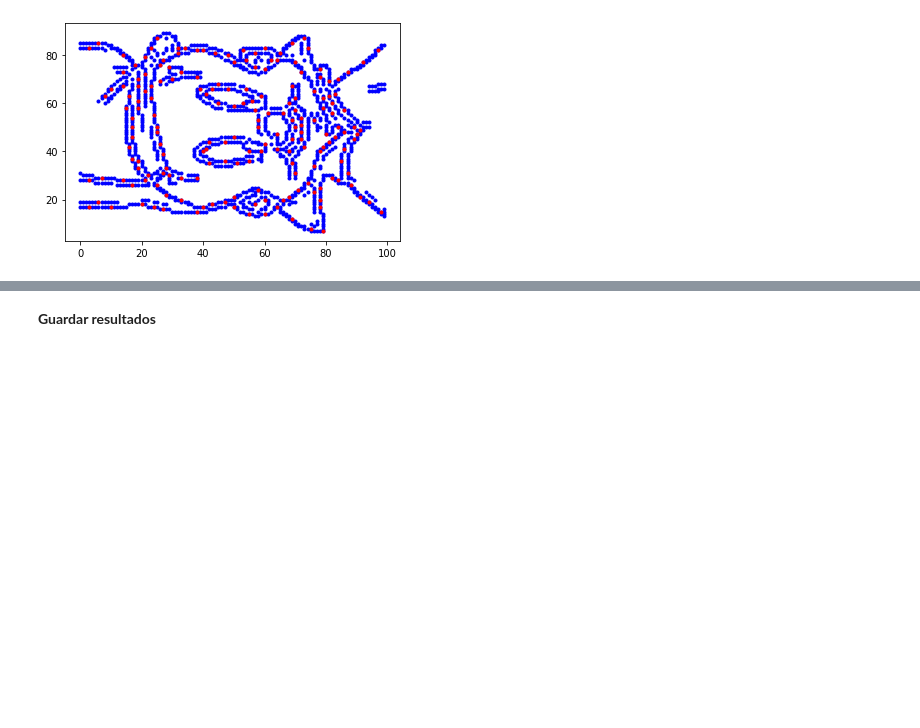
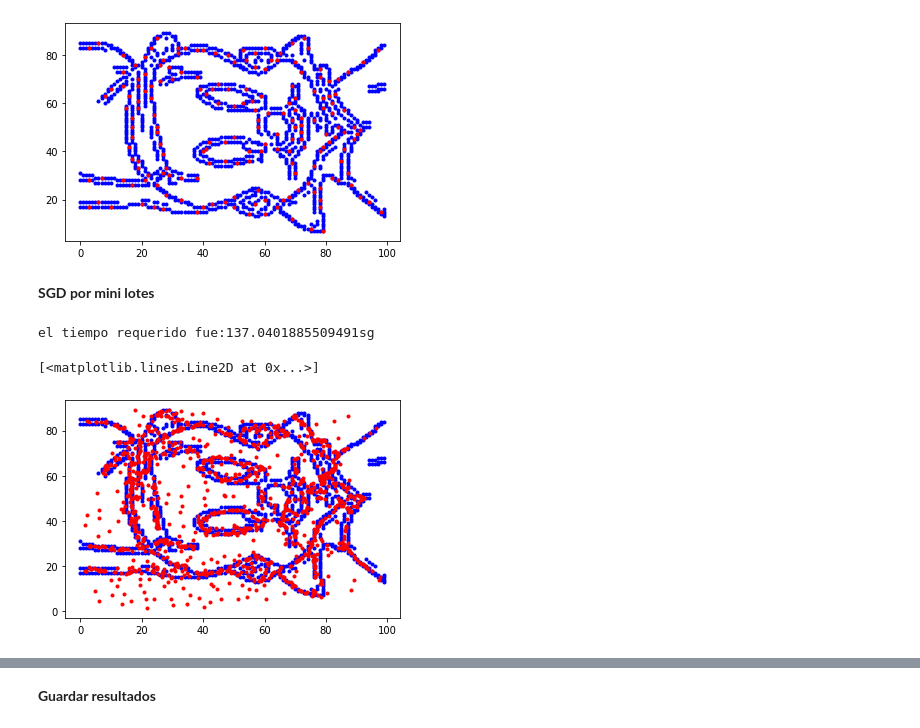
Before and after one commit to Bryan0122/PRI, a Jupyter notebook: PRI_Test.ipynb, the cells around one changed output, grey strips where cells are left out. Cells and saved outputs as stored; diff of their text form; code cells hidden in the pictures; blank space fills up the shorter version.

```diff
--- a/PRI_Test.ipynb
+++ b/PRI_Test.ipynb
@@ -228,3 +228,19 @@ plt.plot(p.cluster_centers_[:,0],p.cluster_centers_[:,1],'r.')
 el tiempo requerido fue:70.34536957740784sg
 [<matplotlib.lines.Line2D at 0x...>]
 [figure]
+# %% [markdown]
+**SGD por mini lotes**
+# %%
+
+# PC= criterio de paciencia
+t = time.time()
+p = MiniBatchPRI(n_groups=3, lambda_=100, sigma_initial=4, method='SGD',
+                 reduction_ = False, PC=500, lr=0.8, decay=0.001)
+p.fit(indices)
+print('el tiempo requerido fue:' + str(time.time() - t) + 'sg')
+plt.plot(indices[:,0],indices[:,1],'b.')
+plt.plot(p.cluster_centers_[:,0],p.cluster_centers_[:,1],'r.')
+# %% [output]
+el tiempo requerido fue:137.0401885509491sg
+[<matplotlib.lines.Line2D at 0x...>]
+[figure, added]
```
Also changed, not shown: parts of 5 cells of this notebook.
